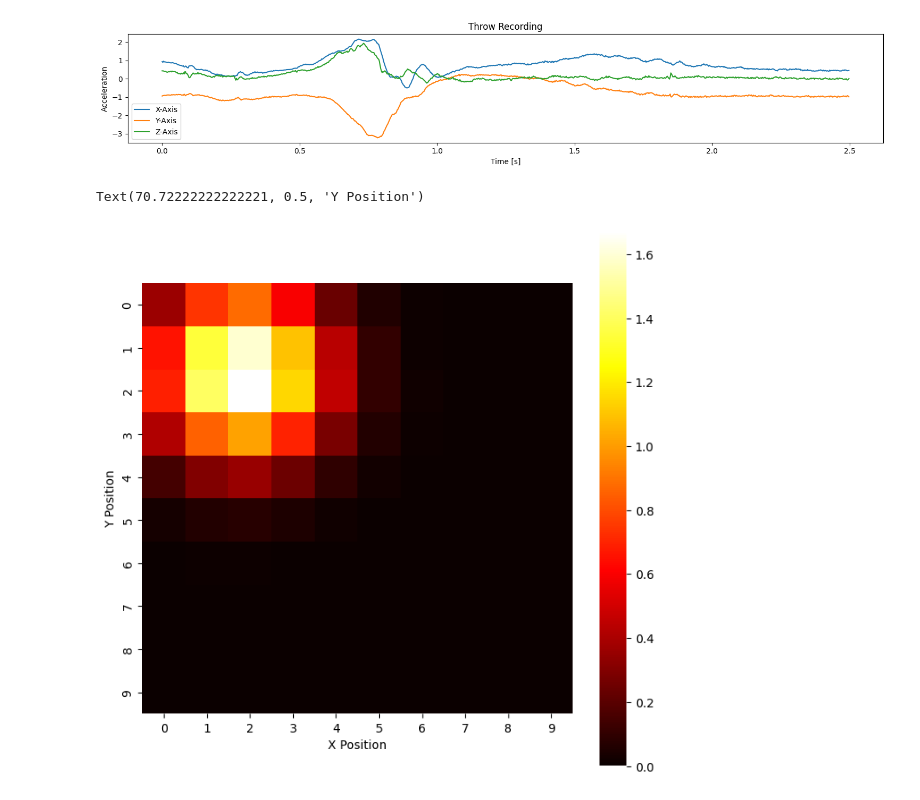
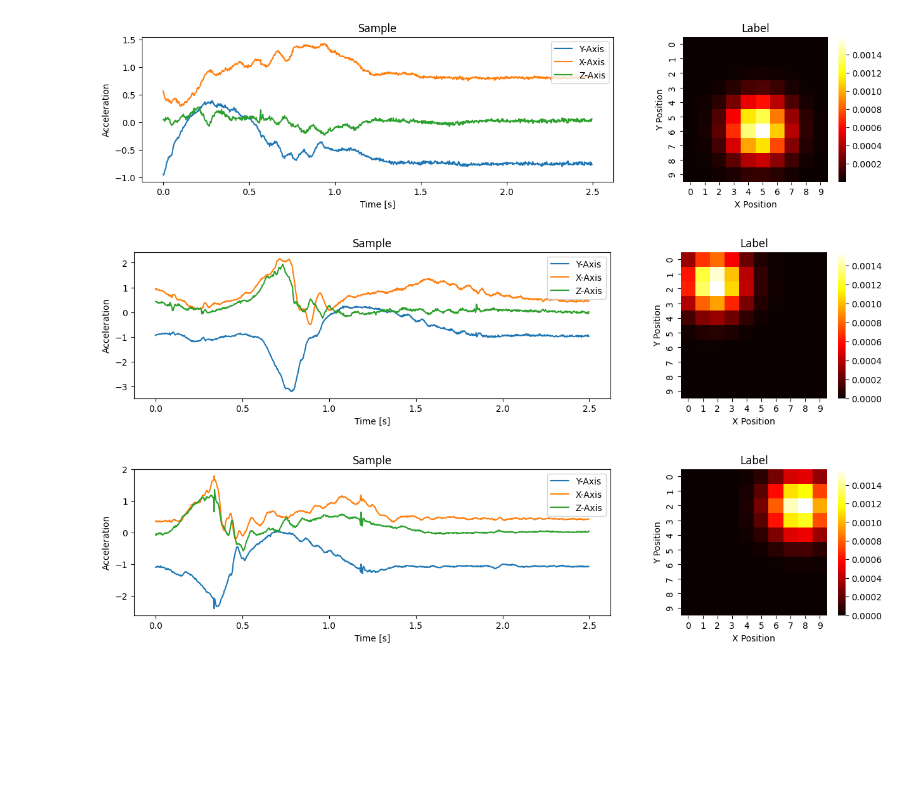
Before and after one commit to es-ude/BallChallenge, a Jupyter notebook: ml_resources/data_exploration.ipynb, the cells around one changed output. Cells and saved outputs as stored; diff of their text form; code cells hidden in the pictures; blank space fills up the shorter version.

Commit message:
feat(ml): improve plot
Signed-off-by: Julian Hoever <julianhoever@posteo.de>

```diff
--- a/ml_resources/data_exploration.ipynb
+++ b/ml_resources/data_exploration.ipynb
@@ -12,26 +12,31 @@ SAMPLING_FREQ = 400
 # %%
 dataset = AccelerometerDataset(DATASET_ROOT, grid_size=(10, 10))
 samples, labels = dataset[:]
-# %%
-sample_idx = 14
-
-_, ax = plt.subplots(nrows=1, ncols=1, tight_layout=True, figsize=(15, 3))
-seconds = torch.arange(samples.shape[2]) / SAMPLING_FREQ
-ax.plot(seconds, samples[sample_idx, 0], label="X-Axis")
-ax.plot(seconds, samples[sample_idx, 1], label="Y-Axis")
-ax.plot(seconds, samples[sample_idx, 2], label="Z-Axis")
-ax.legend()
-ax.set_xlabel("Time [s]")
-ax.set_ylabel("Acceleration")
-ax.set_title("Throw Recording")
-plt.show()
-# %% [output]
-[figure, removed]
-# %%
-fig, ax = plt.subplots(nrows=1, ncols=1, figsize=(8, 8))
-sns.heatmap(labels[sample_idx], square=True, cmap="hot", ax=ax)
-ax.set_xlabel("X Position")
-ax.set_ylabel("Y Position")
-# %% [output]
-Text(70.72222222222221, 0.5, 'Y Position')
-[figure, removed]
+# %%
+def plot_sample_with_label(idx: int) -> None:
+    def plot_sample(ax):
+        seconds = torch.arange(samples.shape[2]) / SAMPLING_FREQ
+        ax.plot(seconds, samples[idx, 1], label="Y-Axis")
+        ax.plot(seconds, samples[idx, 0], label="X-Axis")
+        ax.plot(seconds, samples[idx, 2], label="Z-Axis")
+        ax.legend(loc="upper right")
+        ax.set_xlabel("Time [s]")
+        ax.set_ylabel("Acceleration")
+        ax.set_title("Sample")
+
+    def plot_label(ax):
+        sns.heatmap(labels[idx], square=True, cmap="hot", ax=ax)
+        ax.set_xlabel("X Position")
+        ax.set_ylabel("Y Position")
+        ax.set_title("Label")
+
+    _, axs = plt.subplot_mosaic([["sample", "sample", "label"]], figsize=(15, 3))
+    plot_sample(axs["sample"])
+    plot_label(axs["label"])
+
+for i in [0, 14, 30]:
+    plot_sample_with_label(i)
+# %% [output]
+[figure, added]
+[figure, added]
+[figure, added]
```
